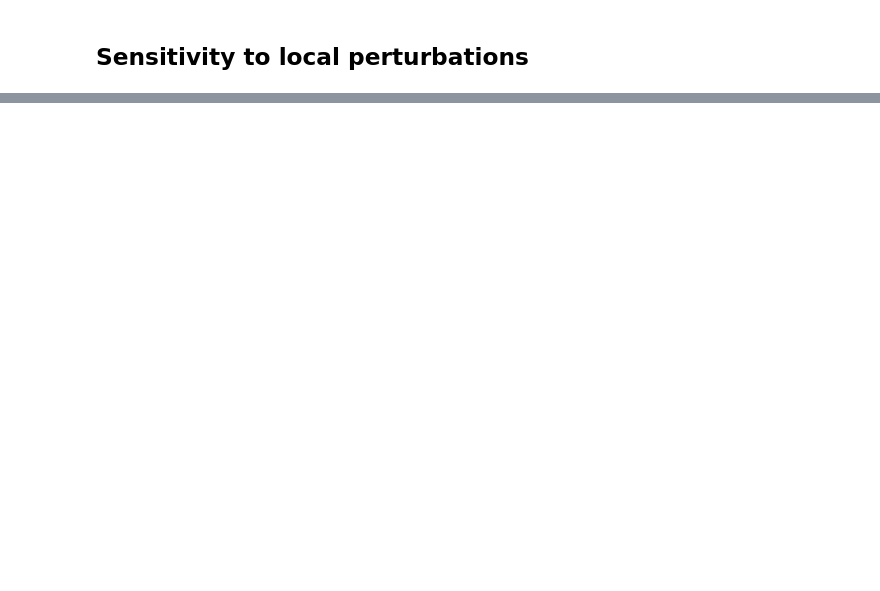
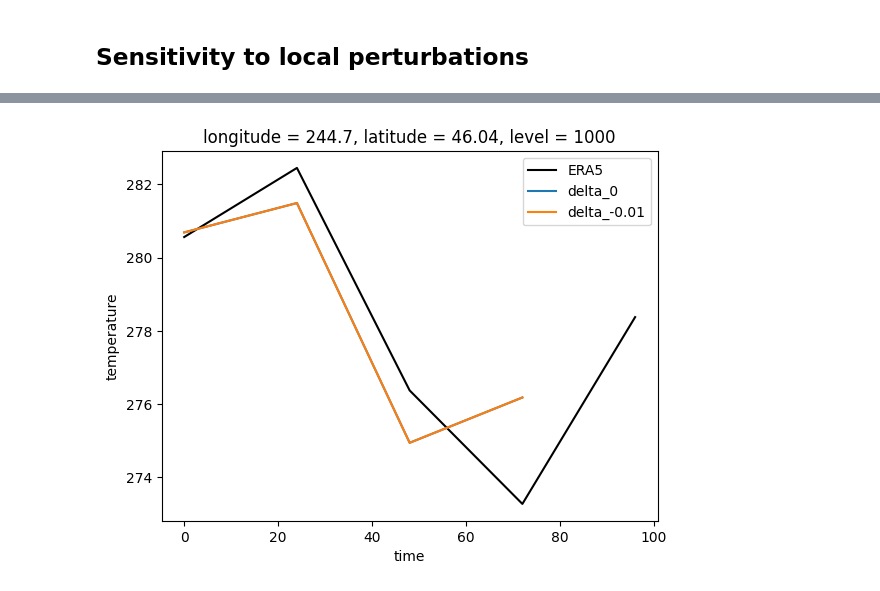
Before and after one commit to eabarnes1010/ai_weather_to_climate_ats780A8, a Jupyter notebook: neuralgcm/inference_demo.ipynb, the cells around one changed output, grey strips where cells are left out. Saved outputs shown, nothing was run; the diff lists cells and outputs as text; code cells hidden in the pictures; blank space fills up the shorter version.

```diff
--- a/neuralgcm/inference_demo.ipynb
+++ b/neuralgcm/inference_demo.ipynb
@@ -226,0 +286,14 @@ diff_ds.plot(x="longitude", y="latitude", col="time", col_wrap=4, robust=True, c
+# %%
+import matplotlib.pyplot as plt
+
+var = "temperature"
+level = 1000
+
+combined_ds.temperature.sel(model="ERA5").sel(level=1000, latitude=46.8721, longitude=360-113.9940, method="nearest").plot.line(x="time", color="k")
+predictions_dict["delta_0"][var].sel(level=level, latitude=lat_pt, longitude=lon_pt, method="nearest").plot.line(x="time")
+predictions_dict["delta_-0.01"][var].sel(level=level, latitude=lat_pt, longitude=lon_pt, method="nearest").plot.line(x="time")
+plt.legend(["ERA5", "delta_0", "delta_-0.01"])
+
+plt.show()
+# %% [output]
+[figure, added]
```
Also changed, not shown: parts of 9 cells of this notebook.
